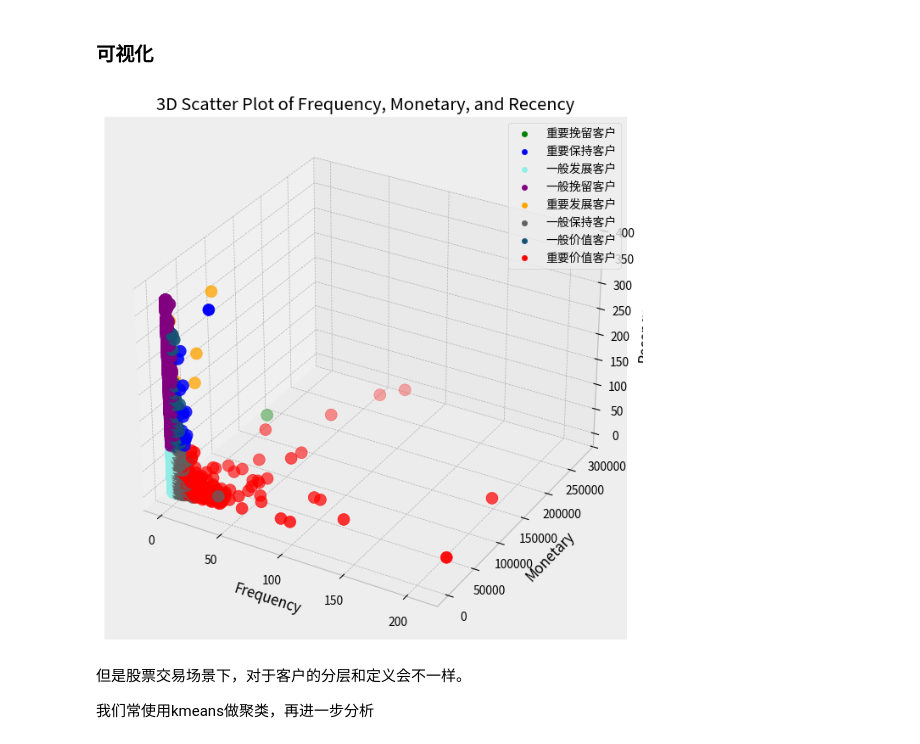
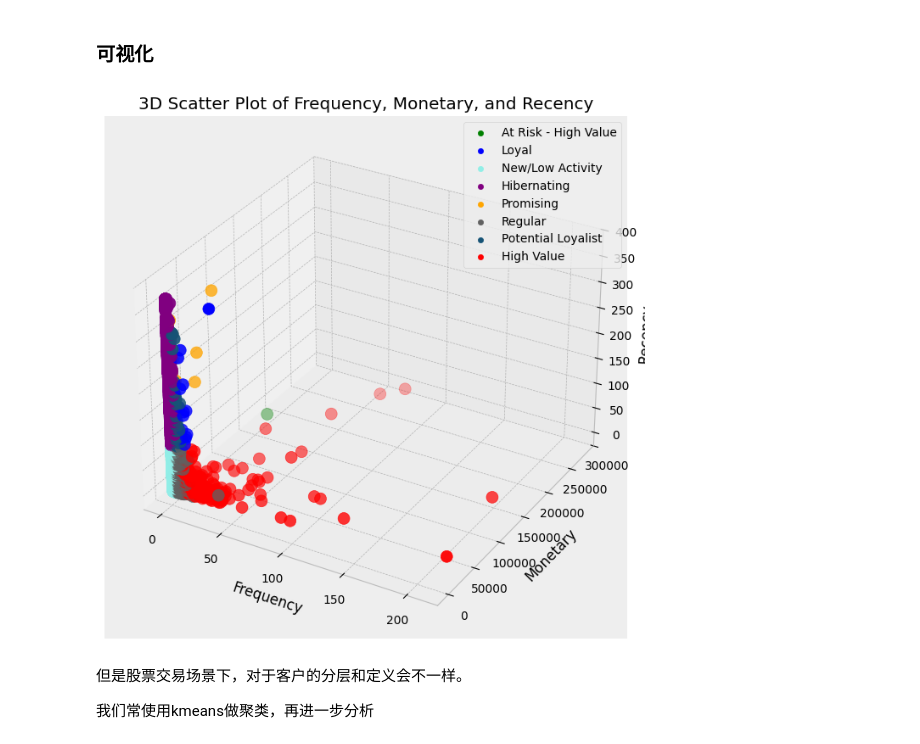
Before and after one commit to fanyang-888/RFM, a Jupyter notebook: rfm_customer_segmentation.ipynb, the cells around one changed output. Drawn from its saved outputs; the diff is of its cells as text; code cells hidden in the pictures.

```diff
--- a/rfm_customer_segmentation.ipynb
+++ b/rfm_customer_segmentation.ipynb
@@ -38,3 +15,9 @@ TaipeiSansTCBeta-Re 100%[===================>]  19.70M  49.1MB/s    in 0.4s
+# %%
+import matplotlib as mpl
+import matplotlib.pyplot as plt
+
+# Use a local-safe default font configuration for English rendering.
+mpl.rcParams['font.family'] = 'DejaVu Sans'
 # %%
 # 导入必要的库
 from sklearn.cluster import KMeans  # 用于K-Means聚类算法
@@ -357,17 +328,17 @@ rfm.head()
 rfm[['Recency','Frequency','Monetary']].apply(lambda x:(x-x.mean())/x.std())
 
 def rfm_func(x):
-    level = x.apply(lambda x:'1'if x>0 else '0')
+    level = x.apply(lambda x:'1' if x > 0 else '0')
     level = level.Recency + level.Frequency + level.Monetary
     d = {
-        "011": "重要价值客户",
-        "111": "重要保持客户",
-        "001": "重要挽留客户",
-        "101": "重要发展客户",
-        "110": "一般价值客户",
-        "010": "一般保持客户",
-        "100": "一般挽留客户",
-        "000": "一般发展客户"
+        "011": "High Value",
+        "111": "Loyal",
+        "001": "At Risk - High Value",
+        "101": "Promising",
+        "110": "Potential Loyalist",
+        "010": "Regular",
+        "100": "Hibernating",
+        "000": "New/Low Activity"
     }
     result = d[level]
     return result
@@ -523,49 +492,49 @@ ax = fig.add_subplot(111, projection='3d')
 df = rfm.copy()
 
 
-# 根据"Label"设置颜色
-colors = {'重要挽留客户': 'green',
-      '重要保持客户': 'blue',
-      '一般发展客户': '#91eee7',
-      '一般挽留客户': 'purple',
-      '重要发展客户': 'orange',
-      '一般保持客户': '#616161',
-      '一般价值客户': '#165376',
-      '重要价值客户': 'red',}
+# Color mapping by segment label
+colors = {'At Risk - High Value': 'green',
+      'Loyal': 'blue',
+      'New/Low Activity': '#91eee7',
+      'Hibernating': 'purple',
+      'Promising': 'orange',
+      'Regular': '#616161',
+      'Potential Loyalist': '#165376',
+      'High Value': 'red',}
 
 # Check if all labels in the DataFrame are in the colors dictionary
 invalid_labels = set(df['label'].unique()) - set(colors.keys())
 if invalid_labels:
     raise ValueError(f"The following labels do not have corresponding colors: {invalid_labels}")
 
 # 绘制散点图
 scatter = ax.scatter(
     df['Frequency'],
     df['Monetary'],
     df['Recency'],
     c=df['label'].map(colors),  # 使用map方法将label映射到颜色
     s=100
 )
 
 # 添加坐标轴标签
 ax.set_xlabel('Frequency')
 ax.set_ylabel('Monetary')
 ax.set_zlabel('Recency')
 
 # 添加图例
 for label, color in colors.items():
     ax.scatter([], [], [], c=color, label=label)  # 添加空点作为图例项
 
 # 设置图例
 ax.legend()
 
 # 设置图表标题
 plt.title('3D Scatter Plot of Frequency, Monetary, and Recency')
 
 # 显示图表
 plt.show()
 # %% [output]
-[figure, old version]
+[figure, new version]
 # %%
 import plotly.express as px
 import pandas as pd
```
Also changed, not shown: parts of 36 cells of this notebook, 5 other files.
